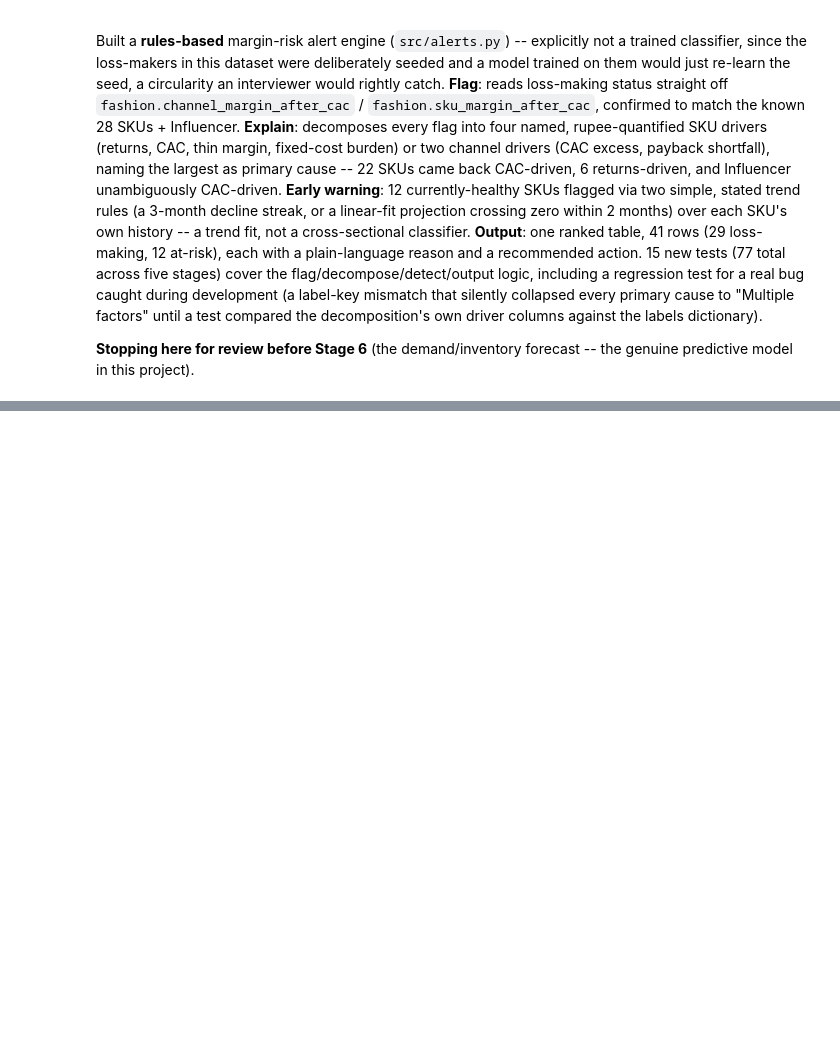
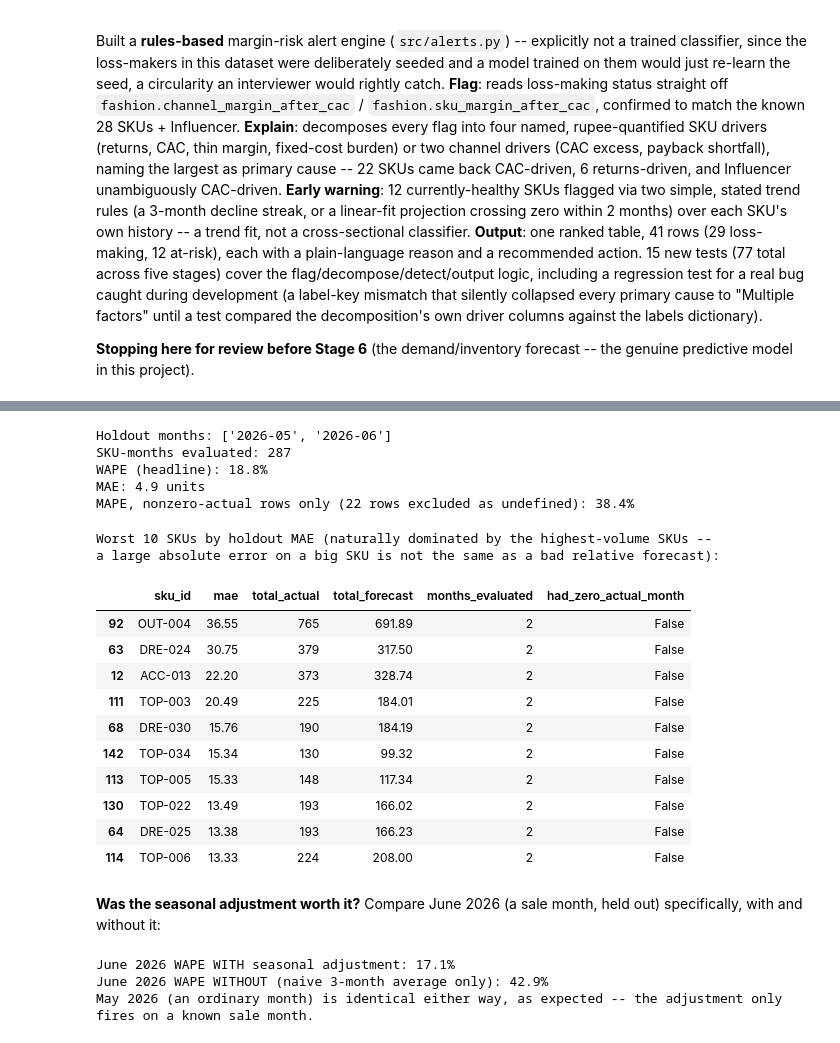
Before and after one commit to hrishikeshkedia-prog/ledger-margin-analysis, a Jupyter notebook: ceo_dashboard/notebooks/ceo_dashboard.ipynb, the cells around one changed output, grey strips where cells are left out. Drawn from its saved outputs; the diff is of its cells as text; code cells hidden in the pictures; blank space fills up the shorter version.

```diff
--- a/ceo_dashboard/notebooks/ceo_dashboard.ipynb
+++ b/ceo_dashboard/notebooks/ceo_dashboard.ipynb
@@ -1944,0 +2029,50 @@ forecast -- the genuine predictive model in this project).
+# %%
+validation = forecast.validate_forecast(inventory_df, seasonal_factor=seasonal_factor)
+print(f"Holdout months: {validation['holdout_months']}")
+print(f"SKU-months evaluated: {validation['n_sku_months_evaluated']}")
+print(f"WAPE (headline): {validation['wape']:.1%}")
+print(f"MAE: {validation['mae']:.1f} units")
+print(f"MAPE, nonzero-actual rows only ({validation['n_rows_excluded_from_mape']} rows excluded as undefined): "
+      f"{validation['mape_nonzero_only']:.1%}")
+# %% [output]
+Holdout months: ['2026-05', '2026-06']
+SKU-months evaluated: 287
+WAPE (headline): 18.8%
+MAE: 4.9 units
+MAPE, nonzero-actual rows only (22 rows excluded as undefined): 38.4%
+# %%
+print("Worst 10 SKUs by holdout MAE (naturally dominated by the highest-volume SKUs --")
+print("a large absolute error on a big SKU is not the same as a bad relative forecast):")
+validation["per_sku"].head(10).round(2)
+# %% [output]
+Worst 10 SKUs by holdout MAE (naturally dominated by the highest-volume SKUs --
+a large absolute error on a big SKU is not the same as a bad relative forecast):
+|  | sku_id | mae | total_actual | total_forecast | months_evaluated | had_zero_actual_month |
+| 92 | OUT-004 | 36.55 | 765 | 691.89 | 2 | False |
+| 63 | DRE-024 | 30.75 | 379 | 317.50 | 2 | False |
+| 12 | ACC-013 | 22.20 | 373 | 328.74 | 2 | False |
+| 111 | TOP-003 | 20.49 | 225 | 184.01 | 2 | False |
+| 68 | DRE-030 | 15.76 | 190 | 184.19 | 2 | False |
+| 142 | TOP-034 | 15.34 | 130 | 99.32 | 2 | False |
+| 113 | TOP-005 | 15.33 | 148 | 117.34 | 2 | False |
+| 130 | TOP-022 | 13.49 | 193 | 166.02 | 2 | False |
+| 64 | DRE-025 | 13.38 | 193 | 166.23 | 2 | False |
+| 114 | TOP-006 | 13.33 | 224 | 208.00 | 2 | False |
+# %% [markdown]
+**Was the seasonal adjustment worth it?** Compare June 2026 (a sale
+month, held out) specifically, with and without it:
+# %%
+wf_seasonal = forecast.walk_forward_forecast(inventory_df, seasonal_factor=seasonal_factor)
+wf_naive = forecast.walk_forward_forecast(inventory_df, seasonal_factor=1.0)
+
+def _june_wape(wf):
+    june = wf[wf["month"] == "2026-06"]
+    return (june["forecast_units"] - june["units_sold"]).abs().sum() / june["units_sold"].sum()
+
+print(f"June 2026 WAPE WITH seasonal adjustment: {_june_wape(wf_seasonal):.1%}")
+print(f"June 2026 WAPE WITHOUT (naive 3-month average only): {_june_wape(wf_naive):.1%}")
+print("May 2026 (an ordinary month) is identical either way, as expected -- the adjustment only fires on a known sale month.")
+# %% [output]
+June 2026 WAPE WITH seasonal adjustment: 17.1%
+June 2026 WAPE WITHOUT (naive 3-month average only): 42.9%
+May 2026 (an ordinary month) is identical either way, as expected -- the adjustment only fires on a known sale month.
```
Also changed, not shown: parts of 16 cells of this notebook, 4 other files.
